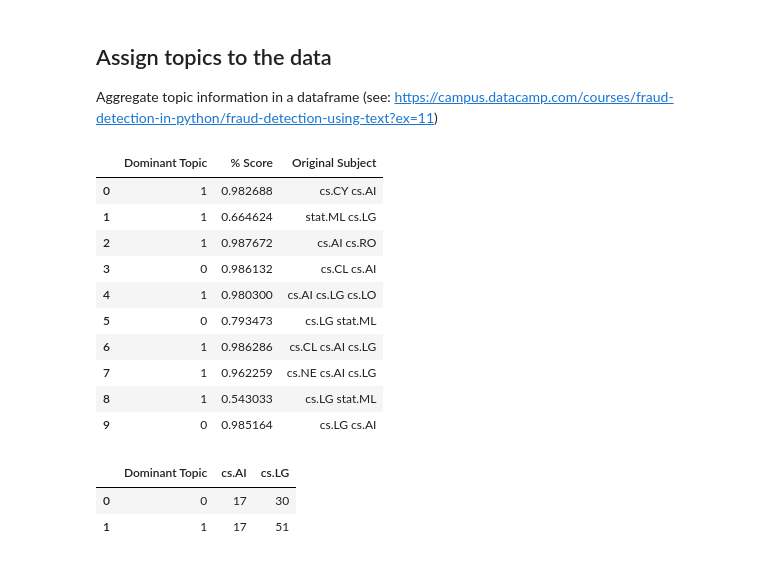
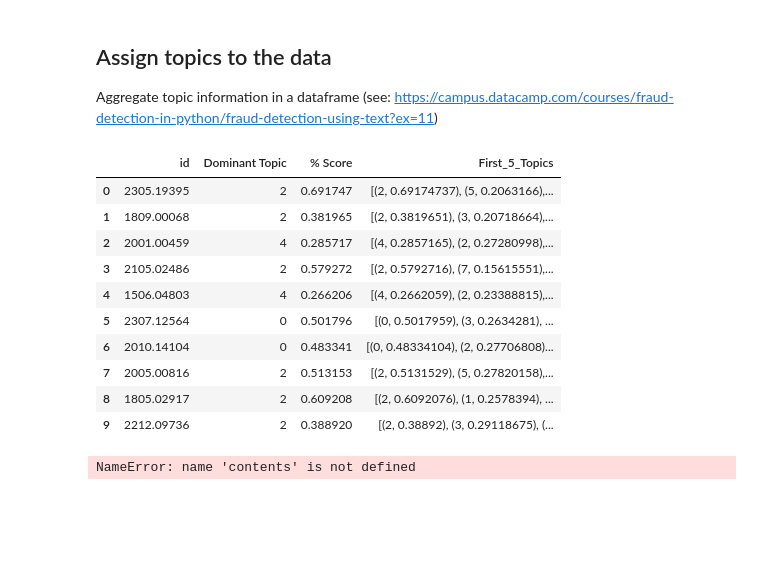
Before and after one commit to aot29/arxiv_exploratory, a Jupyter notebook: LDA_datacamp/00_Topic_modeling_on_fraud.ipynb, the cells around one changed output. Drawn from its saved outputs; the diff is of its cells as text; code cells hidden in the pictures; blank space fills up the shorter version.

```diff
--- a/LDA_datacamp/00_Topic_modeling_on_fraud.ipynb
+++ b/LDA_datacamp/00_Topic_modeling_on_fraud.ipynb
@@ -182,32 +193,33 @@ def get_topic_details(ldamodel, corpus):
         for j, (topic_num, prop_topic) in enumerate(row):
             if j == 0:  # dominant topic
                 wp = ldamodel.show_topic(topic_num)
-                topic_details_list.append([topic_num, prop_topic])
+                topic_details_list.append([topic_num, prop_topic, row[:5]])
     topic_details_df = pd.DataFrame(topic_details_list)
-    topic_details_df.columns = ['Dominant_Topic', '% Score']
+    topic_details_df.columns = ['Dominant_Topic', '% Score', 'First_5_Topics']
     return topic_details_df
 # %%
 # put the original categories data in a dataframe
-#contents = pd.DataFrame()
+contents = pd.DataFrame()
 # combine with result of topic details function
-#topic_details = get_topic_details(ldamodel, corpus)
-#contents['Dominant Topic'] = topic_details['Dominant_Topic']
-#contents['% Score'] = topic_details['% Score']
-#contents['Original Subject'] = list(arxiv_ml_research_sampled['categories'])
+topic_details = get_topic_details(ldamodel, corpus_validate)
+contents['id'] = list(arxiv_nlp_validate['id'])
+contents['Dominant Topic'] = topic_details['Dominant_Topic']
+contents['% Score'] = topic_details['% Score']
+contents['First_5_Topics'] = topic_details['First_5_Topics']
 # %%
-#contents.head(10)
+contents.head(10)
 # %% [output]
-|  | Dominant Topic | % Score | Original Subject |
-| 0 | 1 | 0.982688 | cs.CY cs.AI |
-| 1 | 1 | 0.664624 | stat.ML cs.LG |
-| 2 | 1 | 0.987672 | cs.AI cs.RO |
-| 3 | 0 | 0.986132 | cs.CL cs.AI |
-| 4 | 1 | 0.980300 | cs.AI cs.LG cs.LO |
-| 5 | 0 | 0.793473 | cs.LG stat.ML |
-| 6 | 1 | 0.986286 | cs.CL cs.AI cs.LG |
-| 7 | 1 | 0.962259 | cs.NE cs.AI cs.LG |
-| 8 | 1 | 0.543033 | cs.LG stat.ML |
-| 9 | 0 | 0.985164 | cs.LG cs.AI |
+|  | id | Dominant Topic | % Score | First_5_Topics |
+| 0 | 2305.19395 | 2 | 0.691747 | [(2, 0.69174737), (5, 0.2063166),... |
+| 1 | 1809.00068 | 2 | 0.381965 | [(2, 0.3819651), (3, 0.20718664),... |
+| 2 | 2001.00459 | 4 | 0.285717 | [(4, 0.2857165), (2, 0.27280998),... |
+| 3 | 2105.02486 | 2 | 0.579272 | [(2, 0.5792716), (7, 0.15615551),... |
+| 4 | 1506.04803 | 4 | 0.266206 | [(4, 0.2662059), (2, 0.23388815),... |
+| 5 | 2307.12564 | 0 | 0.501796 | [(0, 0.5017959), (3, 0.2634281), ... |
+| 6 | 2010.14104 | 0 | 0.483341 | [(0, 0.48334104), (2, 0.27706808)... |
+| 7 | 2005.00816 | 2 | 0.513153 | [(2, 0.5131529), (5, 0.27820158),... |
+| 8 | 1805.02917 | 2 | 0.609208 | [(2, 0.6092076), (1, 0.2578394), ... |
+| 9 | 2212.09736 | 2 | 0.388920 | [(2, 0.38892), (3, 0.29118675), (... |
 # %%
 topic_subject_df = pd.DataFrame(columns=['Dominant Topic', 'cs.AI', 'cs.LG'])
 
@@ -228,9 +240,7 @@ topic_1_ai = sum([a and b for a, b in zip(id_ai, id_1)])
 topic_1_lg = sum([a and b for a, b in zip(id_lg, id_1)])
 
 topic_subject_df = topic_subject_df.from_dict({'Dominant Topic':[0, 1], 'cs.AI': [topic_0_ai, topic_1_ai], 'cs.LG': [topic_0_lg, topic_1_lg]})
+# %% [output]
+NameError: name 'contents' is not defined
 # %%
 topic_subject_df
-# %% [output]
-|  | Dominant Topic | cs.AI | cs.LG |
-| 0 | 0 | 17 | 30 |
-| 1 | 1 | 17 | 51 |
```
Also changed, not shown: parts of 9 cells of this notebook, 4 other files.
